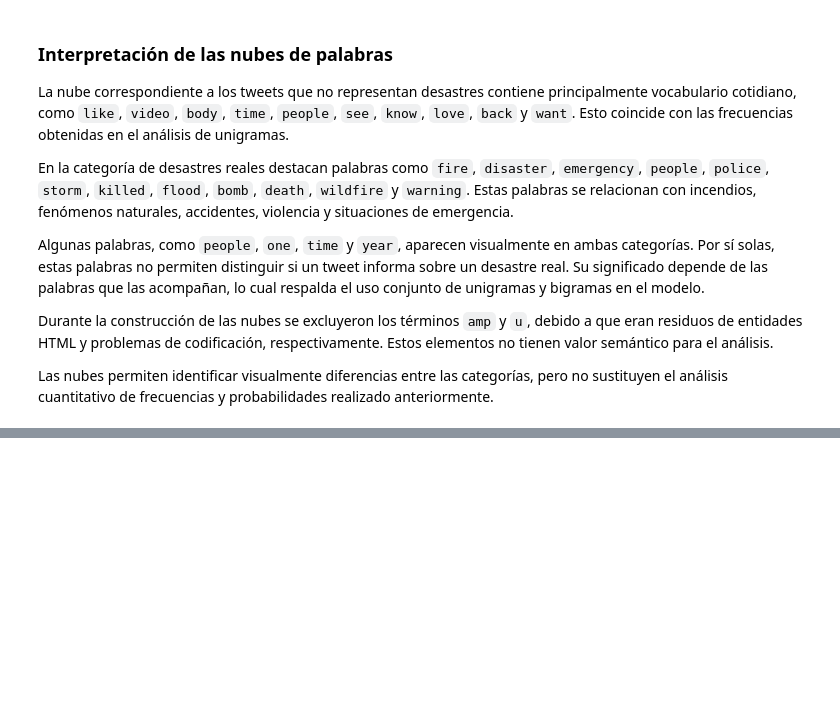
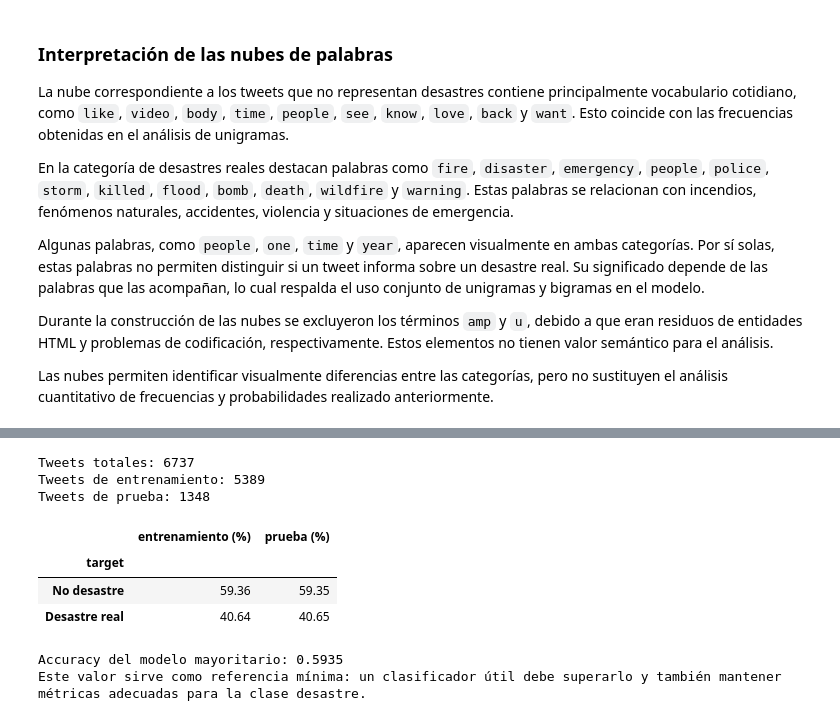
Before and after one commit to tismajo/CC3084-Laboratorio5, a Jupyter notebook: Laboratorio5.ipynb, the cells around one changed output, grey strips where cells are left out. Cells and saved outputs as stored; diff of their text form; code cells hidden in the pictures; blank space fills up the shorter version.

```diff
--- a/Laboratorio5.ipynb
+++ b/Laboratorio5.ipynb
@@ -1029,0 +759,39 @@ A pesar del sobreajuste, el modelo es apropiado como resultado preliminar. Para
+# %%
+indices = np.arange(len(datos_texto))
+indices_entrenamiento, indices_prueba = train_test_split(
+    indices,
+    test_size=0.20,
+    random_state=RANDOM_STATE,
+    stratify=datos_texto["target"],
+)
+
+texto_entrenamiento = datos_texto.loc[indices_entrenamiento, "clean_text"]
+texto_prueba = datos_texto.loc[indices_prueba, "clean_text"]
+target_entrenamiento = datos_texto.loc[indices_entrenamiento, "target"]
+target_prueba = datos_texto.loc[indices_prueba, "target"]
+
+print("Tweets totales:", len(datos_texto))
+print("Tweets de entrenamiento:", len(indices_entrenamiento))
+print("Tweets de prueba:", len(indices_prueba))
+display(pd.DataFrame({
+    "entrenamiento (%)": target_entrenamiento.value_counts(normalize=True).sort_index() * 100,
+    "prueba (%)": target_prueba.value_counts(normalize=True).sort_index() * 100,
+}).rename(index=ETIQUETAS).round(2))
+# %% [output]
+Tweets totales: 6737
+Tweets de entrenamiento: 5389
+Tweets de prueba: 1348
+|  | entrenamiento (%) | prueba (%) |
+| target |  |  |
+| No desastre | 59.36 | 59.35 |
+| Desastre real | 40.64 | 40.65 |
+# %%
+accuracy_modelo_mayoritario = target_prueba.value_counts(normalize=True).max()
+print("Accuracy del modelo mayoritario:", round(accuracy_modelo_mayoritario, 4))
+print(
+    "Este valor sirve como referencia mínima: un clasificador útil debe superarlo "
+    "y también mantener métricas adecuadas para la clase desastre."
+)
+# %% [output]
+Accuracy del modelo mayoritario: 0.5935
+Este valor sirve como referencia mínima: un clasificador útil debe superarlo y también mantener métricas adecuadas para la clase desastre.
```
Also changed, not shown: parts of 18 cells of this notebook.
